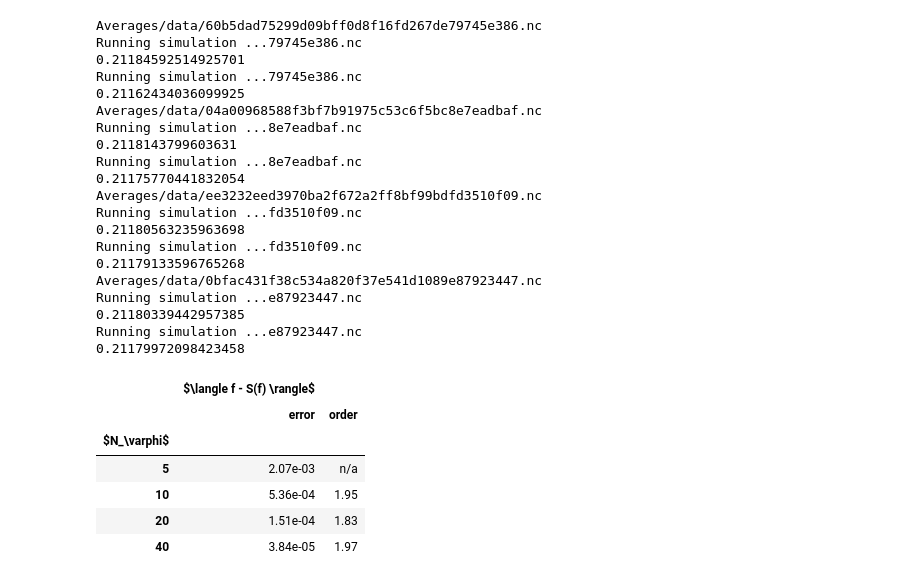
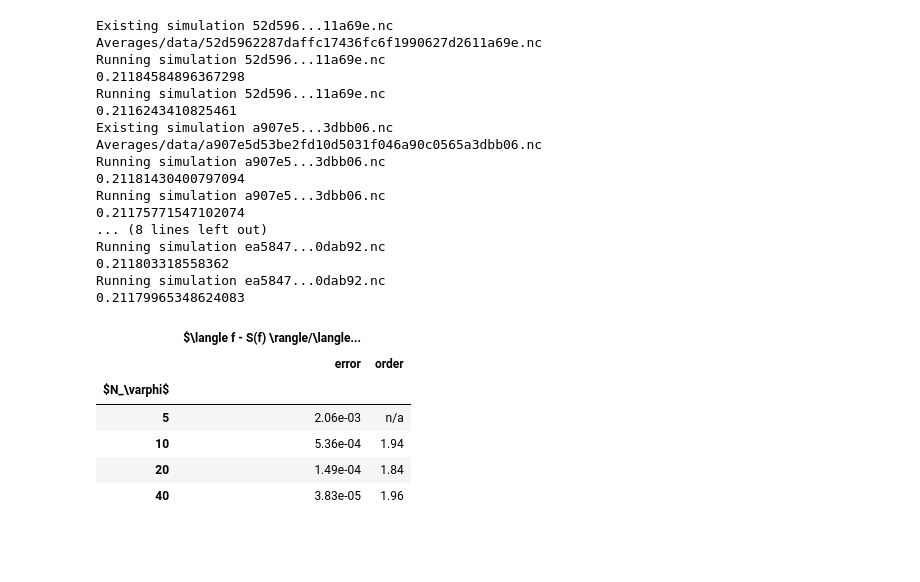
Before and after one commit to mwiesenberger/averages, a Jupyter notebook: toroidal-averages.ipynb, the cells around one changed output. Cells and saved outputs as stored; diff of their text form; code cells hidden in the pictures; blank space fills up the shorter version.

```diff
--- a/toroidal-averages.ipynb
+++ b/toroidal-averages.ipynb
@@ -16,7 +18,7 @@ FELTOR_PATH="../feltor" # path to the feltor library
 # Here we use the Navier-Stokes program and feltordiag with zero timesteps to compute the toroidal averages
 def create_inputfile() :
     inputfile = fp.load_calibration_default()
-    inputfile["magnetic_field"]["params"] = mag.select("guenther.json")
+    inputfile["magnetic_field"]["params"] = mag.select("guenter.json")
 
     scaleR = [1.0,1.0]
     scaleZ = [1.0,1.0]
@@ -56,6 +58,7 @@ def create_inputfile() :
         "direction" : "forward",
         "nu_perp_n" : 0,
         "nu_perp_u" : 0,
+        "nu_parallel_n" : 0,
         "order" : 2
     }
     inputfile["source"] = {
@@ -67,7 +70,7 @@ def create_inputfile() :
         "tableau" : "Bogacki-Shampine-4-2-3",
         "rtol" : 1e-7,
         "atol" : 1e-10,
-        "output-mode" : "equidistant",
+        "output-mode" : "Tend",
         "reject-limit"  : 2,
         "Tend" : 1e-4 # choose small we do not simulate anything
     }
@@ -479,7 +485,7 @@ def compare_fsa( simulationfile) :
     #norm_diff = np.max(np.abs(diff))
     norm_diff = np.sqrt(np.sum( diff[:]**2*weights ))
     #norm_sol = np.max(np.abs(sol))
-    norm_sol = np.sqrt(np.sum( sol[:]**2*weights ))
+    norm_sol = np.sqrt(np.sum( num[:]**2*weights ))
 
     return norm_diff/ norm_sol
 # %%
@@ -496,53 +502,50 @@ for Nphi in [5,10,20,40] :
     linesT.append( [Nphi, compare_fsa( simulationfile)])
     #plot_ta(simfile)
 # %% [output]
-Averages/data/60b5dad75299d09bff0d8f16fd267de79745e386.nc
-Running simulation ...79745e386.nc
-0.21184592514925701
-Running simulation ...79745e386.nc
-0.21162434036099925
-Averages/data/04a00968588f3bf7b91975c53c6f5bc8e7eadbaf.nc
-Running simulation ...8e7eadbaf.nc
-0.2118143799603631
-Running simulation ...8e7eadbaf.nc
-0.21175770441832054
-Averages/data/ee3232eed3970ba2f672a2ff8bf99bdfd3510f09.nc
-Running simulation ...fd3510f09.nc
-0.21180563235963698
-Running simulation ...fd3510f09.nc
-0.21179133596765268
-Averages/data/0bfac431f38c534a820f37e541d1089e87923447.nc
-Running simulation ...e87923447.nc
-0.21180339442957385
-Running simulation ...e87923447.nc
-0.21179972098423458
+Existing simulation 52d596...11a69e.nc
+Averages/data/52d5962287daffc17436fc6f1990627d2611a69e.nc
+Running simulation 52d596...11a69e.nc
+0.21184584896367298
+Running simulation 52d596...11a69e.nc
+0.2116243410825461
+Existing simulation a907e5...3dbb06.nc
+Averages/data/a907e5d53be2fd10d5031f046a90c0565a3dbb06.nc
+Running simulation a907e5...3dbb06.nc
+0.21181430400797094
+Running simulation a907e5...3dbb06.nc
+0.21175771547102074
+... (8 lines left out)
+Running simulation ea5847...0dab92.nc
+0.211803318558362
+Running simulation ea5847...0dab92.nc
+0.21179965348624083
 # %%
 df = pd.DataFrame(linesT, columns=["$N_\\varphi$", "error.fsa"])
 name = "fsa"
 df.insert(df.columns.get_loc("error."+name)+1,column="order."+name, value=df.loc[:,"error."+name])
 df["order."+name] = (np.log ( df["order."+name]/ df["order."+name].shift(1))/
 np.log( df["$N_\\varphi$"].shift(1)/df["$N_\\varphi$"]))
 df.set_index(['$N_\\varphi$'], inplace=True)
-headers = [ "$\langle f - S(f) \rangle$ "  ]
+headers = [ "$\langle f - S(f) \rangle/\langle f\rangle$ "  ]
 df.columns=pd.MultiIndex.from_product([headers,["error", "order"] ])
 filename='convergence_fsa_smooth_toroidal.tex'
 string_df = df
 for header in headers :
     string_df[header, "error"]=string_df[header, "error"].apply( errorToString)
     string_df[header, "order"]=string_df[header, "order"].apply( orderToString)
 with open(filename, 'wb') as f:
     f.write(bytes(string_df.to_latex(
         escape=False,column_format='lp{1.5cm}p{1.2cm}p{1.5cm}p{1.2cm}',
                                bold_rows=True),'UTF-8'))
 df
 # %% [output]
-|  | $\langle f - S(f) \rangle$ |  |
+|  | $\langle f - S(f) \rangle/\langle... |  |
 |  | error | order |
 | $N_\varphi$ |  |  |
-| 5 | 2.07e-03 | n/a |
-| 10 | 5.36e-04 | 1.95 |
-| 20 | 1.51e-04 | 1.83 |
-| 40 | 3.84e-05 | 1.97 |
+| 5 | 2.06e-03 | n/a |
+| 10 | 5.36e-04 | 1.94 |
+| 20 | 1.49e-04 | 1.84 |
+| 40 | 3.83e-05 | 1.96 |
 # %%
 # Here, we create a comparison between the fsa and fsa(smooth)
 linesE = list()
```
Also changed, not shown: parts of 13 cells of this notebook, 3 other files.
